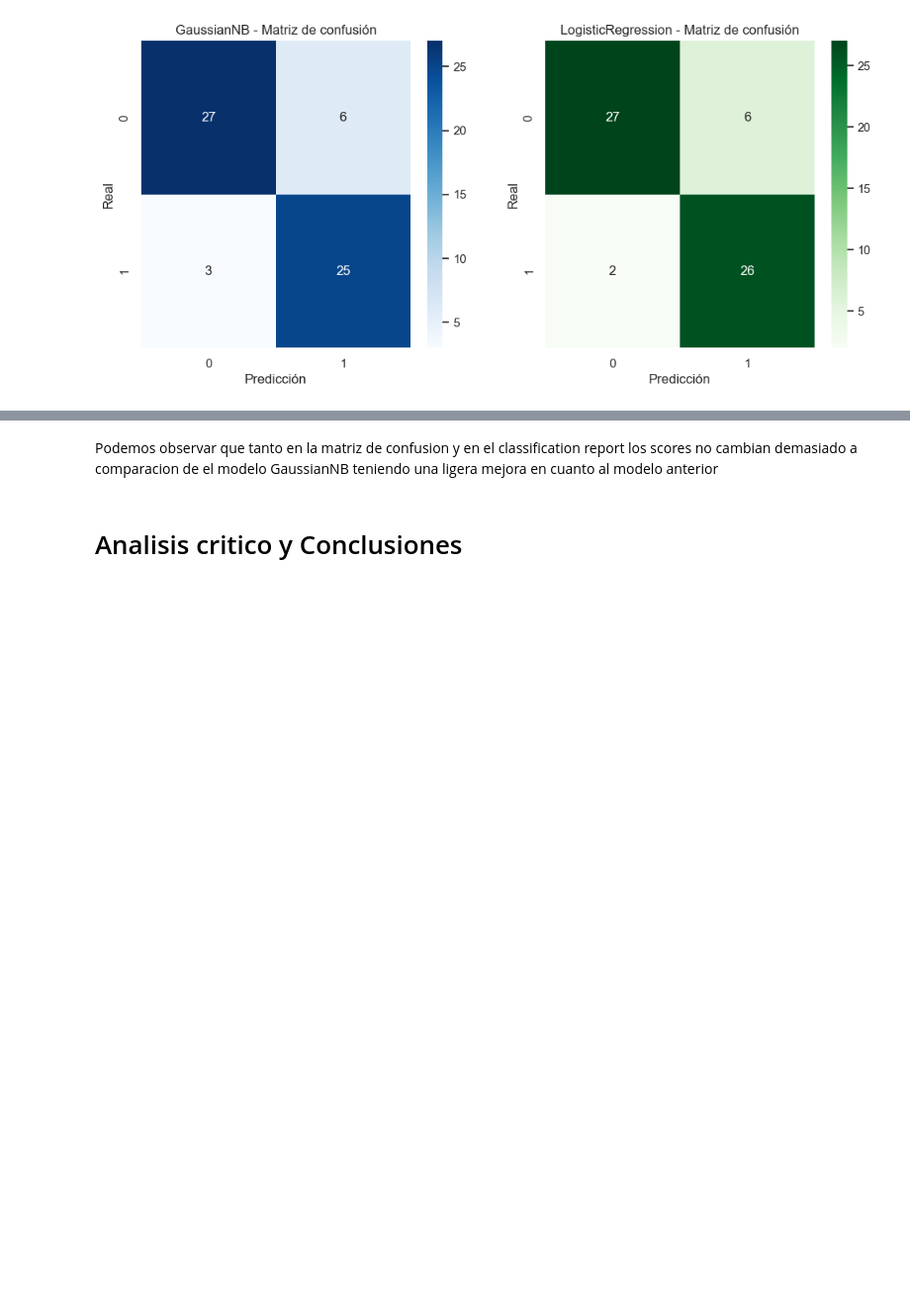
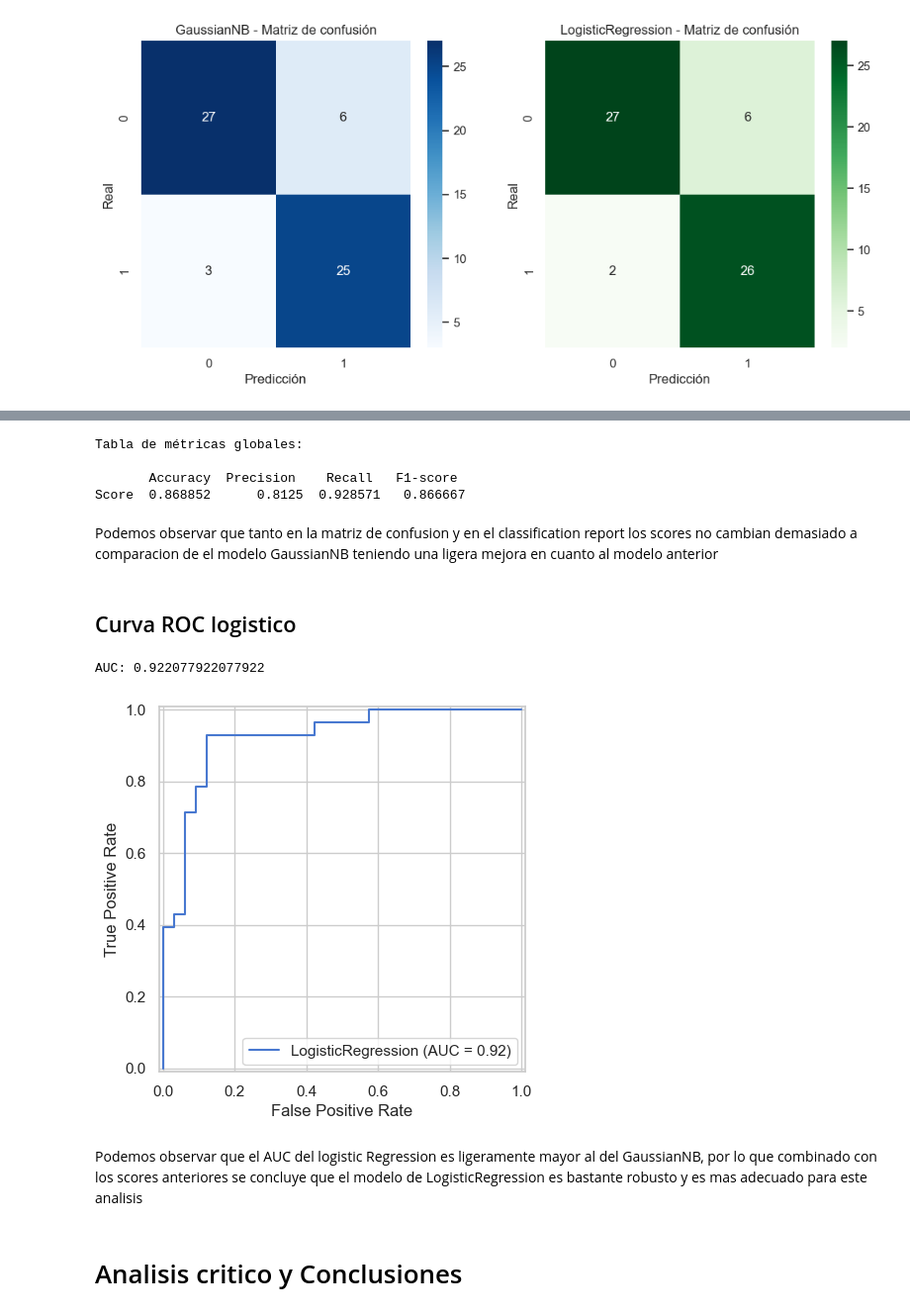
Before and after one commit to Hypotermya/ML_Mini_Proyecto_4, a Jupyter notebook: _sources/Bayesiano.ipynb, the cells around one changed output, grey strips where cells are left out. Shown at 99% size. Drawn from its saved outputs; the diff is of its cells as text; code cells hidden in the pictures; blank space fills up the shorter version.

```diff
--- a/_sources/Bayesiano.ipynb
+++ b/_sources/Bayesiano.ipynb
@@ -511,5 +511,37 @@ weighted avg       0.88      0.87      0.87        61
+# %%
+scores_lr = {
+    "Accuracy": accuracy_score(y_test, y_pred_lr),
+    "Precision ": precision_score(y_test, y_pred_lr),
+    "Recall ": recall_score(y_test, y_pred_lr),
+    "F1-score ": f1_score(y_test, y_pred_lr)
+}
+
+scores_df_lr = pd.DataFrame(scores_lr, index=["Score"])
+print("\nTabla de métricas globales:\n")
+print(scores_df_lr)
+# %% [output]
+Tabla de métricas globales:
+
+       Accuracy  Precision    Recall   F1-score
+Score  0.868852      0.8125  0.928571   0.866667
 # %% [markdown]
 Podemos observar que tanto en la matriz de confusion y en el classification report los scores no cambian demasiado a comparacion de el modelo GaussianNB teniendo una ligera mejora en cuanto al modelo anterior
+# %% [markdown]
+## Curva ROC logistico
+# %%
+y_prob_log = Pipe_log.predict_proba(X_test)[:, 1]
+# %%
+fpr_log, tpr_log, thresholds = roc_curve(y_test, y_prob_log)
+roc_auc_log = auc(fpr_log, tpr_log)
+print("AUC:", roc_auc_log)
+
+RocCurveDisplay(fpr=fpr_log, tpr=tpr_log, roc_auc=roc_auc_log, estimator_name="LogisticRegression").plot()
+plt.show()
+# %% [output]
+AUC: 0.922077922077922
+[figure, added]
+# %% [markdown]
+Podemos observar que el AUC del logistic Regression es ligeramente mayor al del GaussianNB, por lo que combinado con los scores anteriores se concluye que el modelo de LogisticRegression es bastante robusto y es mas adecuado para este analisis
 # %% [markdown]
 # Analisis critico y Conclusiones
 # %% [markdown]
```
Also changed, not shown: parts of 10 cells of this notebook, 7 other files.
